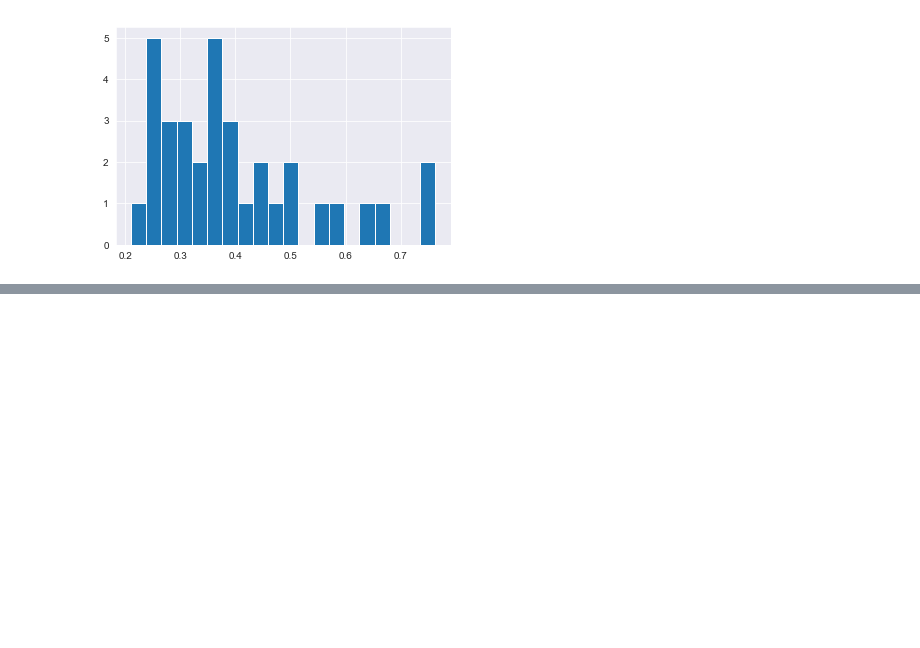
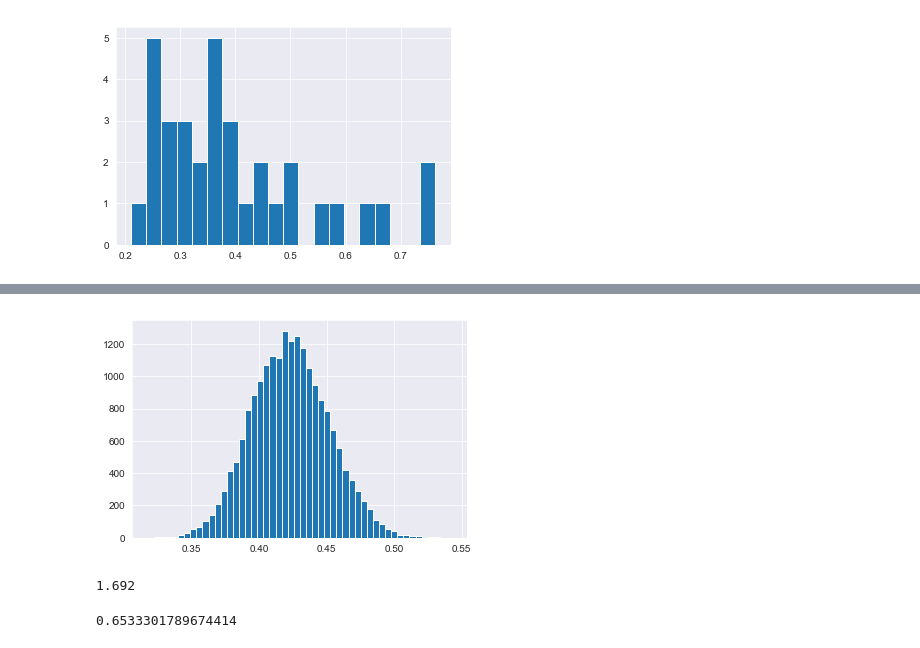
Before and after one commit to dmart49/Mod_03_Project, a Jupyter notebook: Mod_03_Project_Daniel_Question.ipynb, the cells around one changed output, grey strips where cells are left out. Saved outputs shown, nothing was run; the diff lists cells and outputs as text; code cells hidden in the pictures; blank space fills up the shorter version.

```diff
--- a/Mod_03_Project_Daniel_Question.ipynb
+++ b/Mod_03_Project_Daniel_Question.ipynb
@@ -203,0 +268,2 @@ plt.show()
+# %%
+belgian_home_win = list_of_countries[0]['HomeWinPct']
@@ -203,0 +278,19 @@ plt.show()
+# %%
+belgian_sample = [sample_mean(belgian_home_win, 24) for i in range(20000)]
+plt.hist(belgian_sample, bins=50)
+plt.show()
+# %% [output]
+[figure, added]
+# %%
+#t-test
+#t critical value for 5% alpha
+
+t_crit_ = np.round(stats.t.ppf(1 - 0.05, df = sample_size -1),3)
+t_crit_
+# %% [output]
+1.692
+# %%
+t_value = (np.mean(belgian_home_win) - np.mean(match_sample))/(np.std(belgian_home_win) / np.sqrt(len(belgian_home_win)))
+t_value
+# %% [output]
+0.6533301789674414
```
Also changed, not shown: parts of 36 cells of this notebook.
